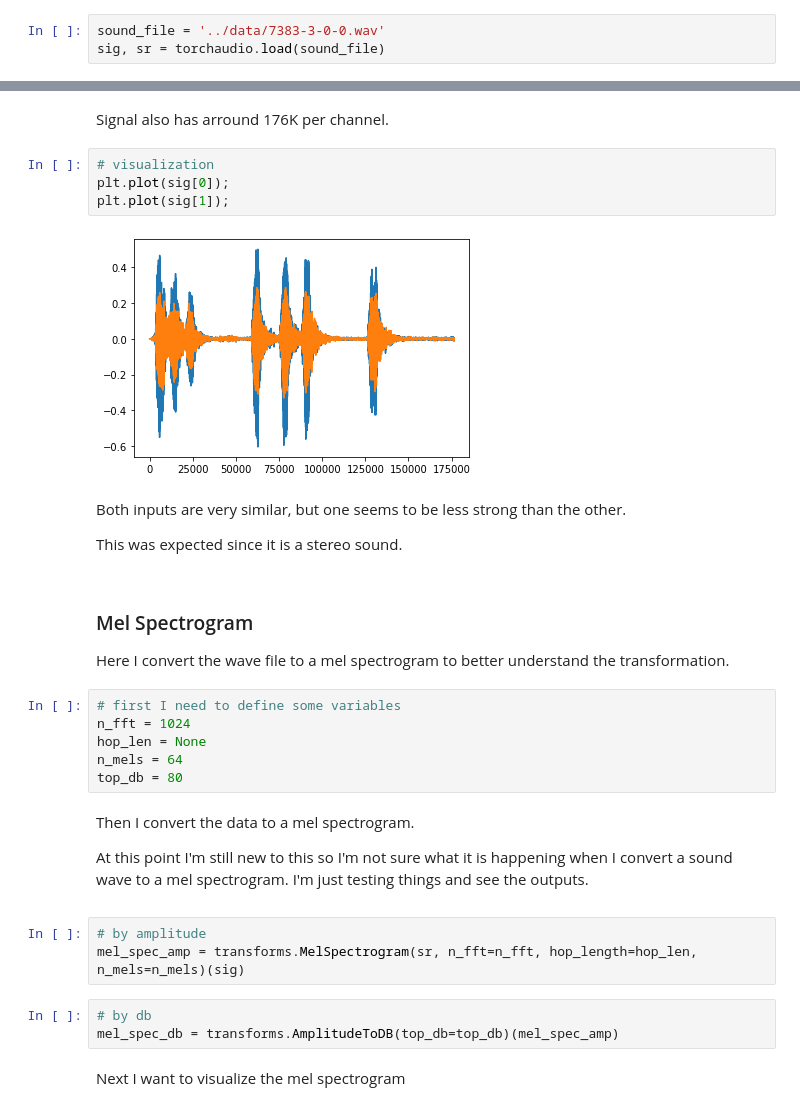
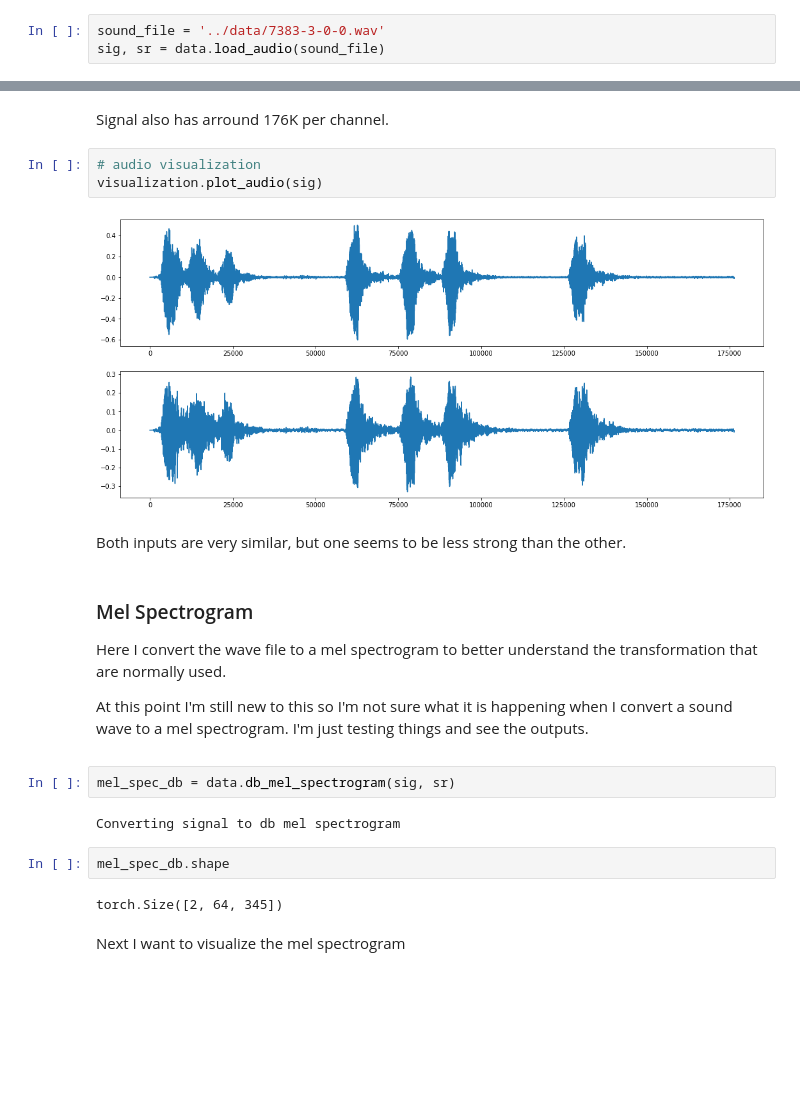
Before and after one commit to FabioParaiso/speech_correction, a Jupyter notebook: exploration/explore_structure_sound_file/explore_structure_sound_file.ipynb, the cells around one changed output, grey strips where cells are left out. Drawn from its saved outputs; the diff is of its cells as text; blank space fills up the shorter version.

Commit message:
Refactored explore structure sound code

```diff
--- a/exploration/explore_structure_sound_file/explore_structure_sound_file.ipynb
+++ b/exploration/explore_structure_sound_file/explore_structure_sound_file.ipynb
@@ -49,4 +53,4 @@ Each of the audio files has two type of information when we load it using pytorc
 * sr:  represents the sampling rate
 # %%
 sound_file = '../data/7383-3-0-0.wav'
-sig, sr = torchaudio.load(sound_file)
+sig, sr = data.load_audio(sound_file)
@@ -76,32 +82,24 @@ torch.Size([2, 176400])
 # %% [markdown]
 Signal also has arround 176K per channel.
 # %%
-# visualization
-plt.plot(sig[0]);
-plt.plot(sig[1]);
+# audio visualization
+visualization.plot_audio(sig)
 # %% [output]
-[figure, old version]
+[figure, new version]
 # %% [markdown]
-Both inputs are very similar, but one seems to be less strong than the other. <p>
-This was expected since it is a stereo sound.
+Both inputs are very similar, but one seems to be less strong than the other.
 # %% [markdown]
 ### Mel Spectrogram
 
-Here I convert the wave file to a mel spectrogram to better understand the transformation.
+Here I convert the wave file to a mel spectrogram to better understand the transformation that are normally used. <p>
+At this point I'm still new to this so I'm not sure what it is happening when I convert a sound wave to a mel spectrogram. I'm just testing things and see the outputs.
-# %%
-# first I need to define some variables
-n_fft = 1024
-hop_len = None
-n_mels = 64
-top_db = 80
-# %% [markdown]
-Then I convert the data to a mel spectrogram. <p>
-At this point I'm still new to this so I'm not sure what it is happening when I convert a sound wave to a mel spectrogram. I'm just testing things and see the outputs.
-# %%
-# by amplitude
-mel_spec_amp = transforms.MelSpectrogram(sr, n_fft=n_fft, hop_length=hop_len, n_mels=n_mels)(sig)
 # %%
-# by db
-mel_spec_db = transforms.AmplitudeToDB(top_db=top_db)(mel_spec_amp)
+mel_spec_db = data.db_mel_spectrogram(sig, sr)
+# %% [output]
+Converting signal to db mel spectrogram
+# %%
+mel_spec_db.shape
+# %% [output]
+torch.Size([2, 64, 345])
 # %% [markdown]
 Next I want to visualize the mel spectrogram
```
Also changed, not shown: parts of 11 cells of this notebook, 7 other files.
